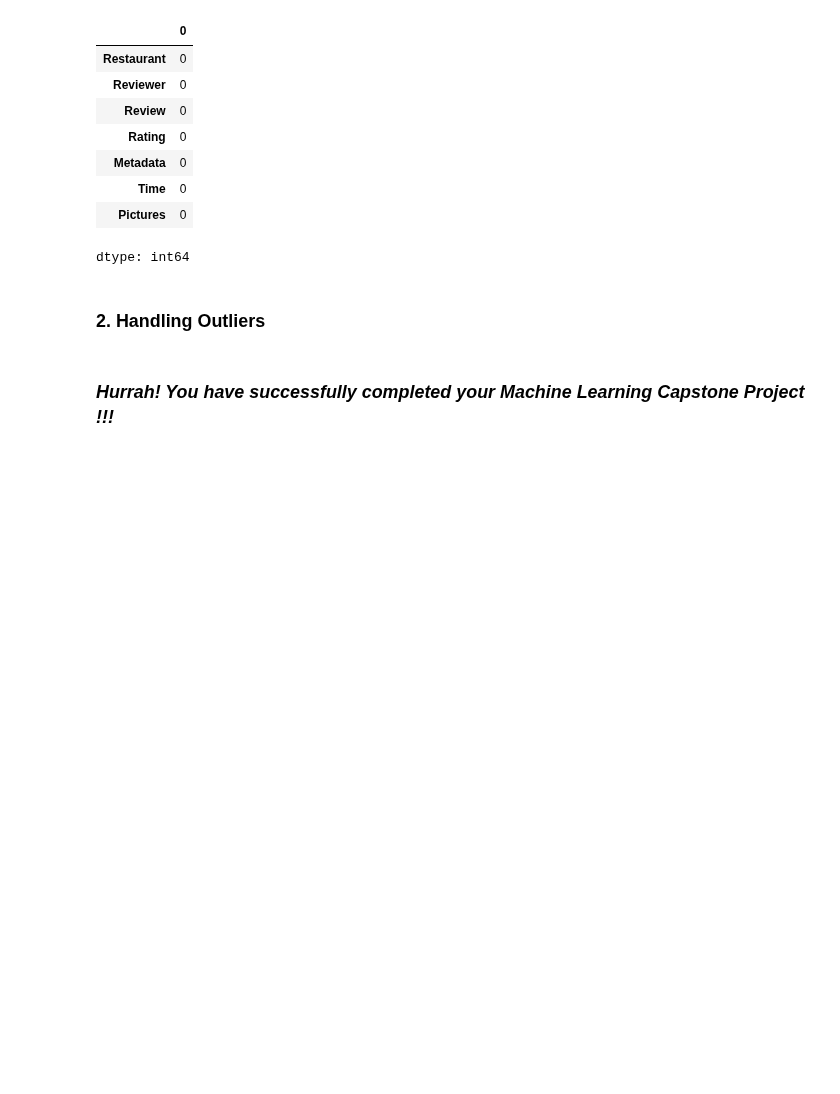
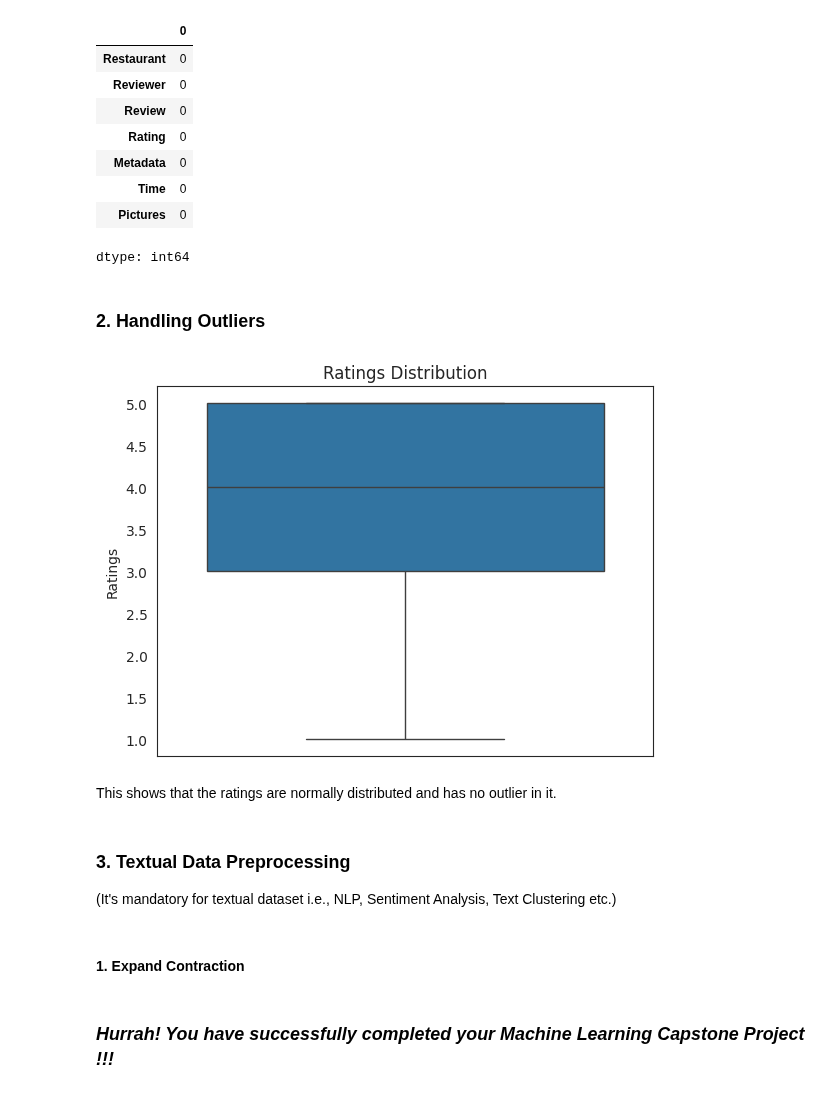
Before and after one commit to Ash99-commits/Unsupervised_ML_Zomato-Restaurant_Clustering_And_Sentiment_Analysis, a Jupyter notebook: Unsupervised_ML_Zomato_Restaurant_Clustering_And_Sentiment_Analysis_Ashwani_Kumar_Patra.ipynb, the cells around one changed output. Saved outputs shown, nothing was run; the diff lists cells and outputs as text; code cells hidden in the pictures; blank space fills up the shorter version.

Commit message:
No missing values and outliers were found in reviews_df dataset on which we would perform Sentiment analysis.

```diff
--- a/Unsupervised_ML_Zomato_Restaurant_Clustering_And_Sentiment_Analysis_Ashwani_Kumar_Patra.ipynb
+++ b/Unsupervised_ML_Zomato_Restaurant_Clustering_And_Sentiment_Analysis_Ashwani_Kumar_Patra.ipynb
@@ -2805,5 +2805,25 @@ reviews_df.isna().sum()
 dtype: int64
 # %% [markdown]
 ### 2. Handling Outliers
+# %%
+# Handling Outliers & Outlier treatments
+
+# There is only one column that can have outlier i the 'reviews_df dataset.
+
+# Normally the ratings should be between 0 to 5
+
+sns.boxplot(y=reviews_df['Rating'])
+plt.title('Ratings Distribution')
+plt.ylabel('Ratings')
+plt.show()
+# %% [output]
+[figure, added]
+# %% [markdown]
+This shows that the ratings are normally distributed and has no outlier in it.
+# %% [markdown]
+### 3. Textual Data Preprocessing
+(It's mandatory for textual dataset i.e., NLP, Sentiment Analysis, Text Clustering etc.)
+# %% [markdown]
+#### 1. Expand Contraction
 # %% [markdown]
 ### ***Hurrah! You have successfully completed your Machine Learning Capstone Project !!!***
```
